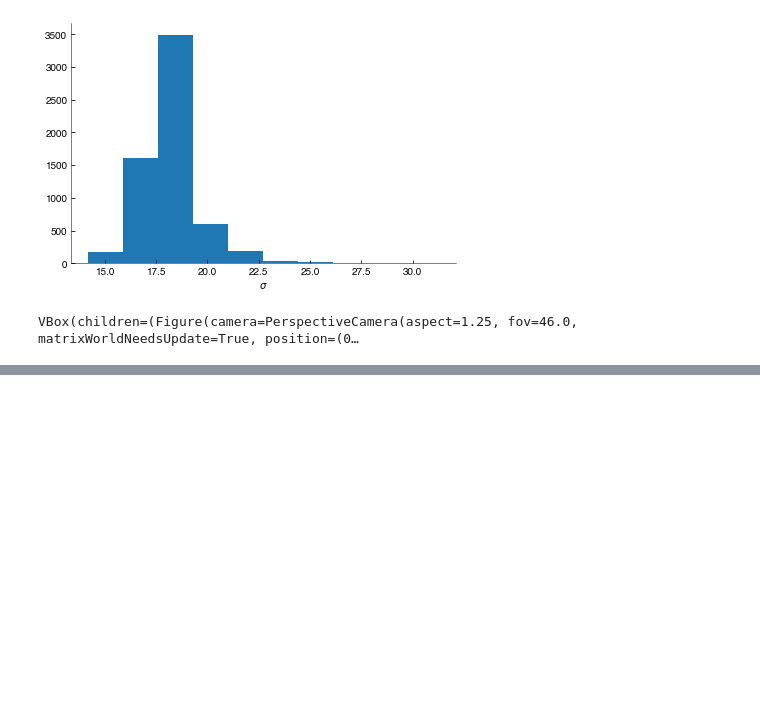
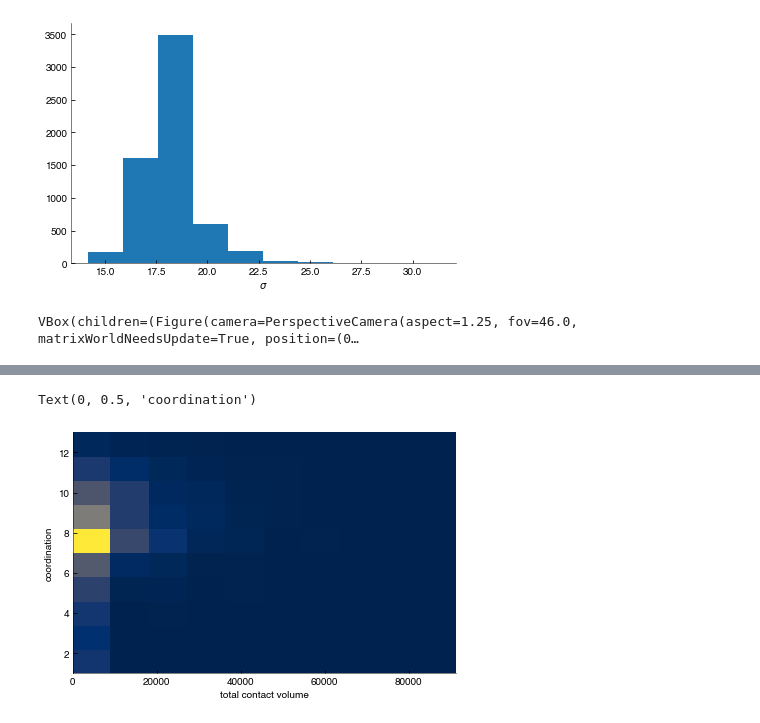
Before and after one commit to FTurci/canard-enchaine, a Jupyter notebook: Analysis.ipynb, the cells around one changed output, grey strips where cells are left out. Cells and saved outputs as stored; diff of their text form; code cells hidden in the pictures; blank space fills up the shorter version.

```diff
--- a/Analysis.ipynb
+++ b/Analysis.ipynb
@@ -67,0 +96,13 @@ plt.hist(u)
+# %%
+total_contact = [ ]
+for c in centre_contacts:
+    if len(c)>0:
+        total_contact.append(sum(c))
+    else:
+        total_contact.append(0)
+# %%
+plt.hist2d(total_contact, coordination,bins=10, cmap= plt.cm.cividis);
+plt.xlabel('total contact volume'); plt.ylabel('coordination')
+# %% [output]
+Text(0, 0.5, 'coordination')
+[figure, added]
```
Also changed, not shown: parts of 11 cells of this notebook.
